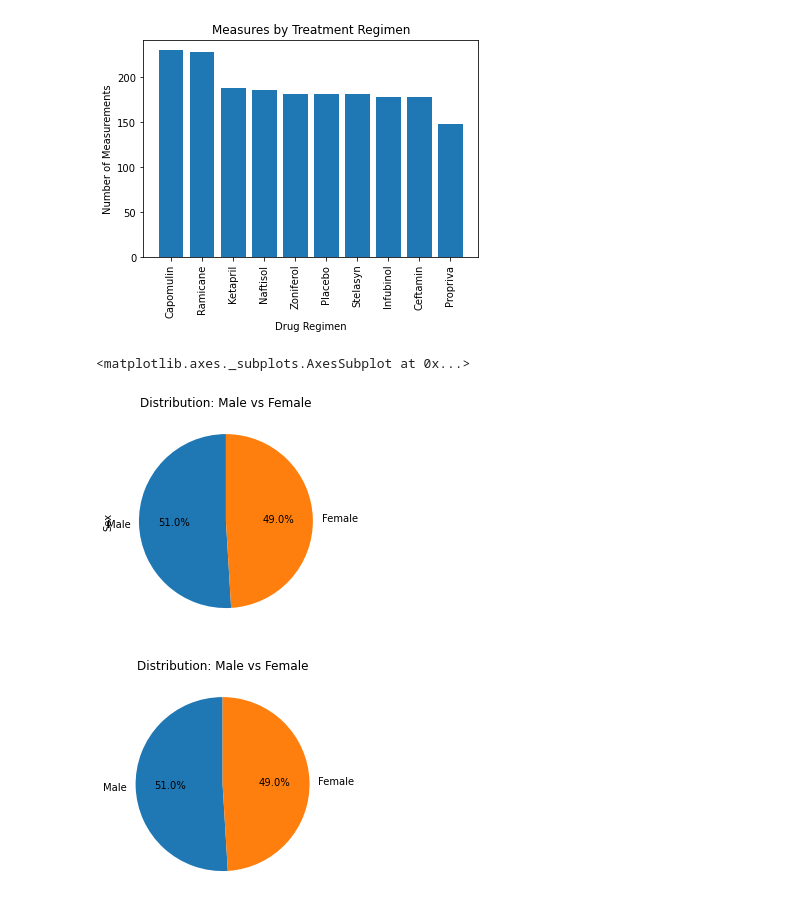
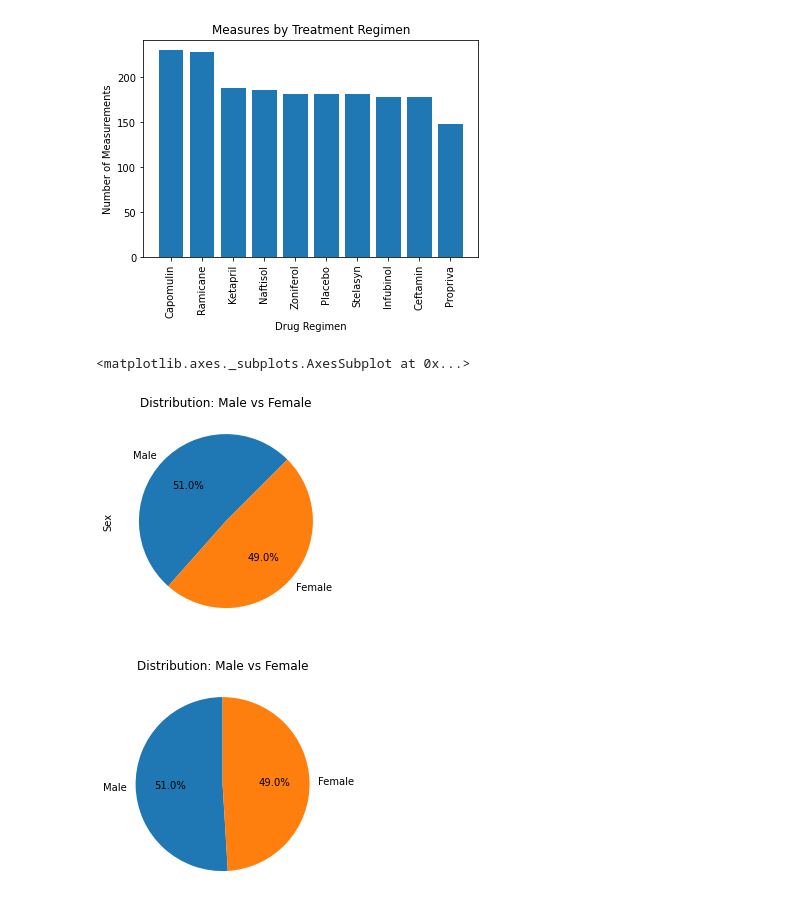
Before and after one commit to jccastro13/MatPlotlib, a Jupyter notebook: pymaceuticals_starter.ipynb, the cells around one changed output. Cells and saved outputs as stored; diff of their text form; code cells hidden in the pictures.

```diff
--- a/pymaceuticals_starter.ipynb
+++ b/pymaceuticals_starter.ipynb
@@ -157,11 +161,11 @@ plt.show()
 # %%
 # Generate a pie plot showing the distribution of female versus male mice using pandas
 gender = new_study_data['Sex'].value_counts()
-pie_plot = gender.plot.pie(autopct="%1.1f%%",startangle=90, title='Distribution: Male vs Female')
+pie_plot = gender.plot.pie(autopct="%1.1f%%",startangle=45, title='Distribution: Male vs Female')
 pie_plot
 # %% [output]
 <matplotlib.axes._subplots.AxesSubplot at 0x...>
-[figure, old version]
+[figure, new version]
 # %%
 # Generate a pie plot showing the distribution of female versus male mice using pyplot
 pie_chart = new_study_data['Sex'].value_counts()
```
Also changed, not shown: parts of 2 cells of this notebook.
